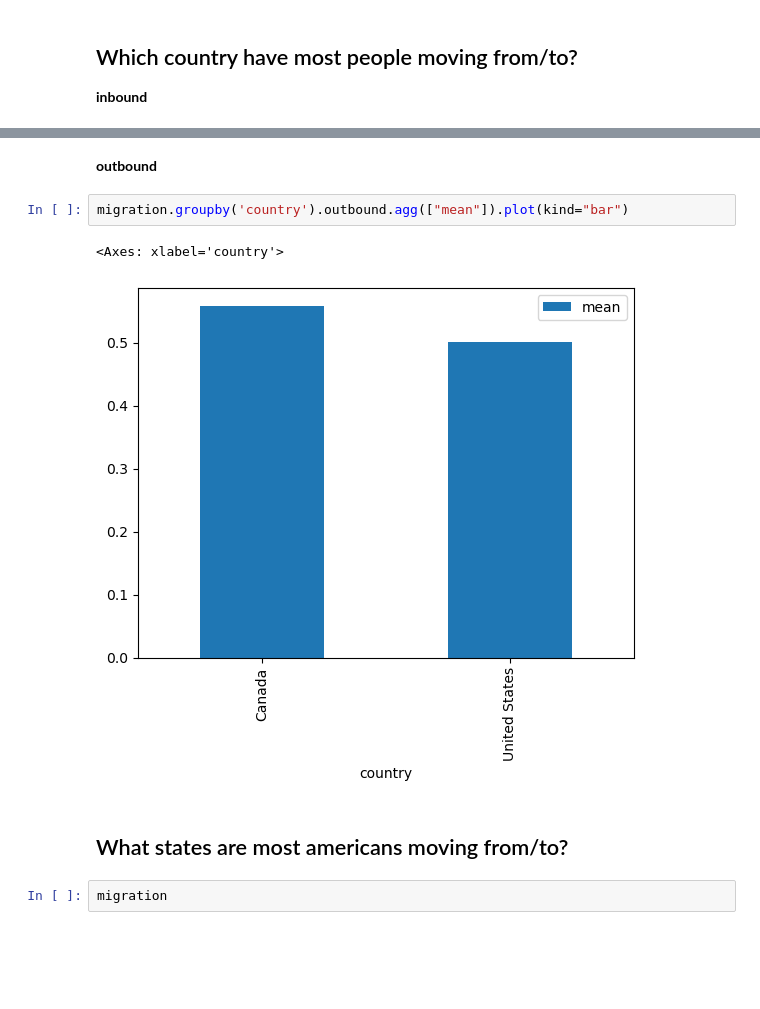
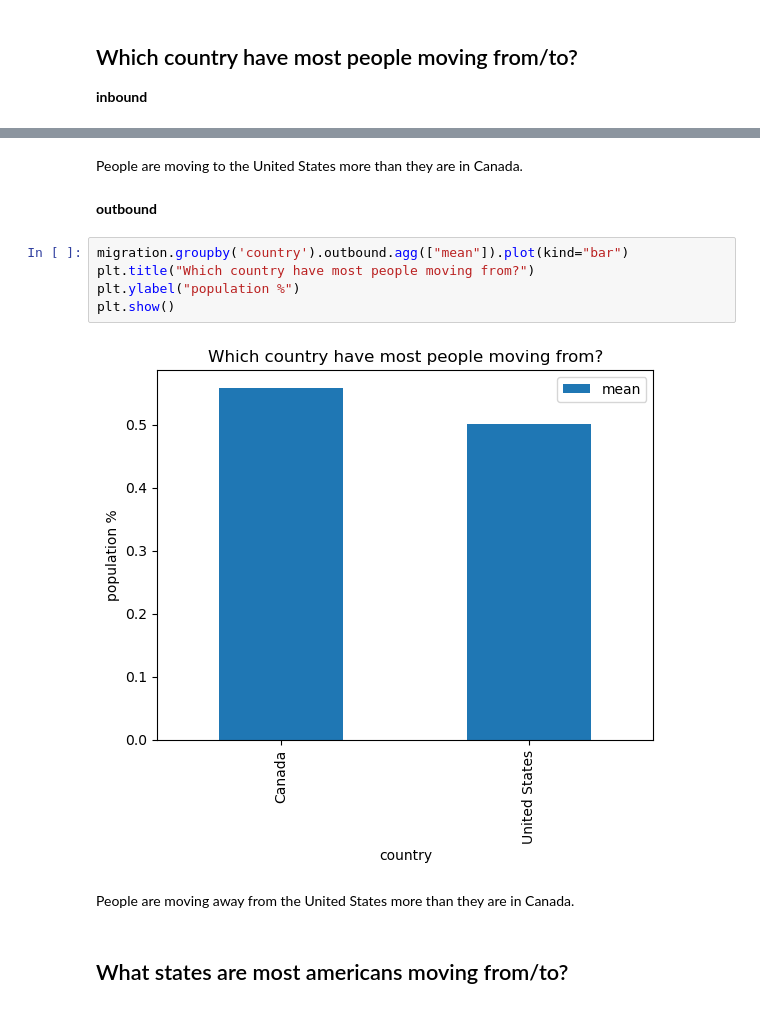
Before and after one commit to MigashaneVictoire/migration_atterns_analysis, a Jupyter notebook: explore.ipynb, the cells around one changed output, grey strips where cells are left out. Cells and saved outputs as stored; diff of their text form; blank space fills up the shorter version.

```diff
--- a/explore.ipynb
+++ b/explore.ipynb
@@ -29,11 +31,15 @@ migration.groupby('country').inbound.agg(["mean"]).plot(kind="bar")
+# %% [markdown]
+People are moving  to the United States more than they are in Canada.
 # %% [markdown]
 **outbound**
 # %%
 migration.groupby('country').outbound.agg(["mean"]).plot(kind="bar")
+plt.title("Which country have most people moving from?")
+plt.ylabel("population %")
+plt.show()
 # %% [output]
-<Axes: xlabel='country'>
-[figure, old version]
+[figure, new version]
+# %% [markdown]
+People are moving away from the United States more than they are in Canada.
 # %% [markdown]
 ## What states are most americans moving from/to?
-# %%
-migration
```
Also changed, not shown: parts of 1 cell of this notebook, 3 other files.
